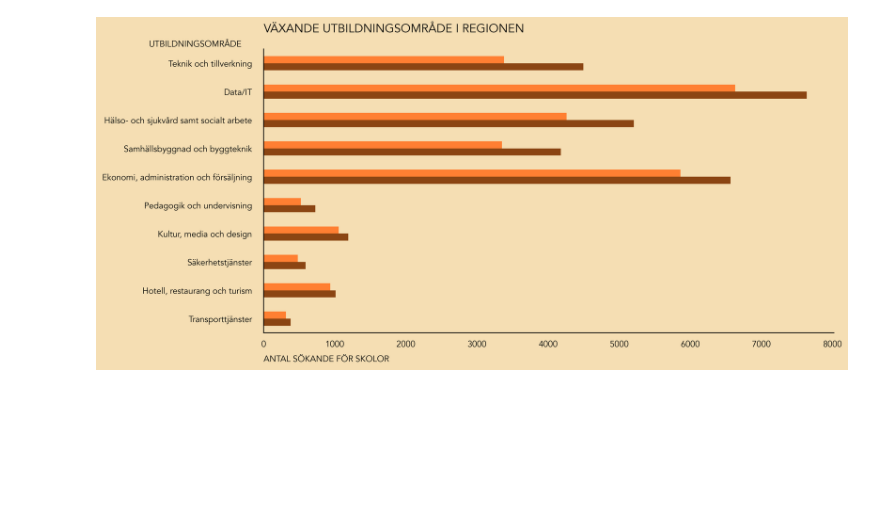
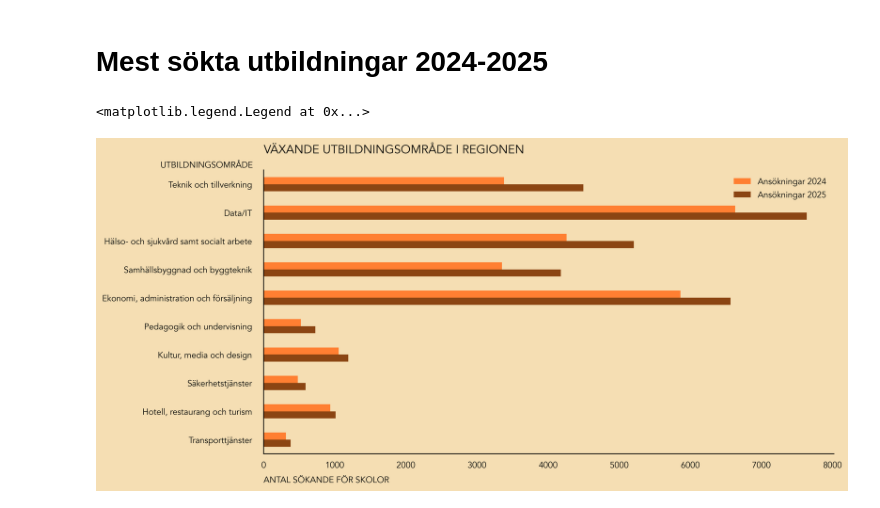
Before and after one commit to AlejandroHiroshima/Data_visualisation_grupp8, a Jupyter notebook: Story_telling/efrem_story_telling.ipynb, the cells around one changed output. Cells and saved outputs as stored; diff of their text form; code cells hidden in the pictures; blank space fills up the shorter version.

Commit message:
creating map for the data

```diff
--- a/Story_telling/efrem_story_telling.ipynb
+++ b/Story_telling/efrem_story_telling.ipynb
@@ -1,16 +0,0 @@
-# %%
-import pandas as pd
-import duckdb as db
-import matplotlib.pyplot as plt
-import plotly.graph_objects as go
-from difflib import get_close_matches
-
-plt.style.use('efrem.mplstyle')
-
-df_sökande= pd.read_csv(
-    "../data/2024_kurser/Behöriga_ansökare_per_region.csv",
-    encoding="latin-1"
-)
-df = pd.read_excel("../data/2024_kurser/inkomna-ansokningar-2024-for-kurser.xlsx")
-
-df_sökande.head()
@@ -67,8 +1,10 @@ data_final_evolution
+# %% [markdown]
+# Mest sökta utbildningar 2024-2025
 # %%
 df_top_omraden = db.query(
     """
     SELECT
-      "Sökt utbildningsområde" AS Utbildningsområde,
+      "Sökt utbildningsområde" AS UTBILDNINGSOMRÅDE,
       SUM("Sökt antal platser 2024") AS År2024,
       SUM("Sökt antal platser 2025") AS År2025,
       SUM("Sökt antal platser 2025") - SUM("Sökt antal platser 2024") AS Tillväxt
@@ -77,23 +13,31 @@ df_top_omraden = db.query(
     ORDER BY Tillväxt DESC
     LIMIT 10
     """
-).df().set_index("Utbildningsområde")
+).df().set_index("UTBILDNINGSOMRÅDE")
 # %%
 from utils.constant import DARK_ORANGE, SADDLEBROWN, WHEAT_BROWN
 
+# Skapa diagrammet med anpassade färger
 ax = df_top_omraden[["År2024", "År2025"]].plot(
     kind="barh",
     figsize=(12, 6),
-    color=[DARK_ORANGE, SADDLEBROWN],
+    color=["#FF7F32", "#8B4513"],  # Orange för 2024, brun för 2025
 )
 
+# Titel och axelinställningar
 ax.set_title("VÄXANDE UTBILDNINGSOMRÅDE I REGIONEN", loc="left", pad=20)
 ax.set_xlabel("ANTAL SÖKANDE FÖR SKOLOR", loc="left")
-ax.set_ylabel("UTBILDNINGSOMRÅDE", rotation= 0)
-ax.yaxis.set_label_coords(-0.12, 1)
+ax.set_ylabel("UTBILDNINGSOMRÅDE", rotation=0)
+ax.yaxis.set_label_coords(-0.1, 1)
 
+# Bakgrundsfärg
 ax.patch.set_facecolor(WHEAT_BROWN)
+
+# Vänd y-axeln så att största stapeln är överst
 ax.invert_yaxis()
-ax.legend().remove()
+
+# Anpassad legend
+ax.legend(["Ansökningar 2024", "Ansökningar 2025"], loc="upper right", frameon=False)
 # %% [output]
+<matplotlib.legend.Legend at 0x...>
-[figure, old version]
+[figure, new version]
```
Also changed, not shown: parts of 2 cells of this notebook, 2 other files.
